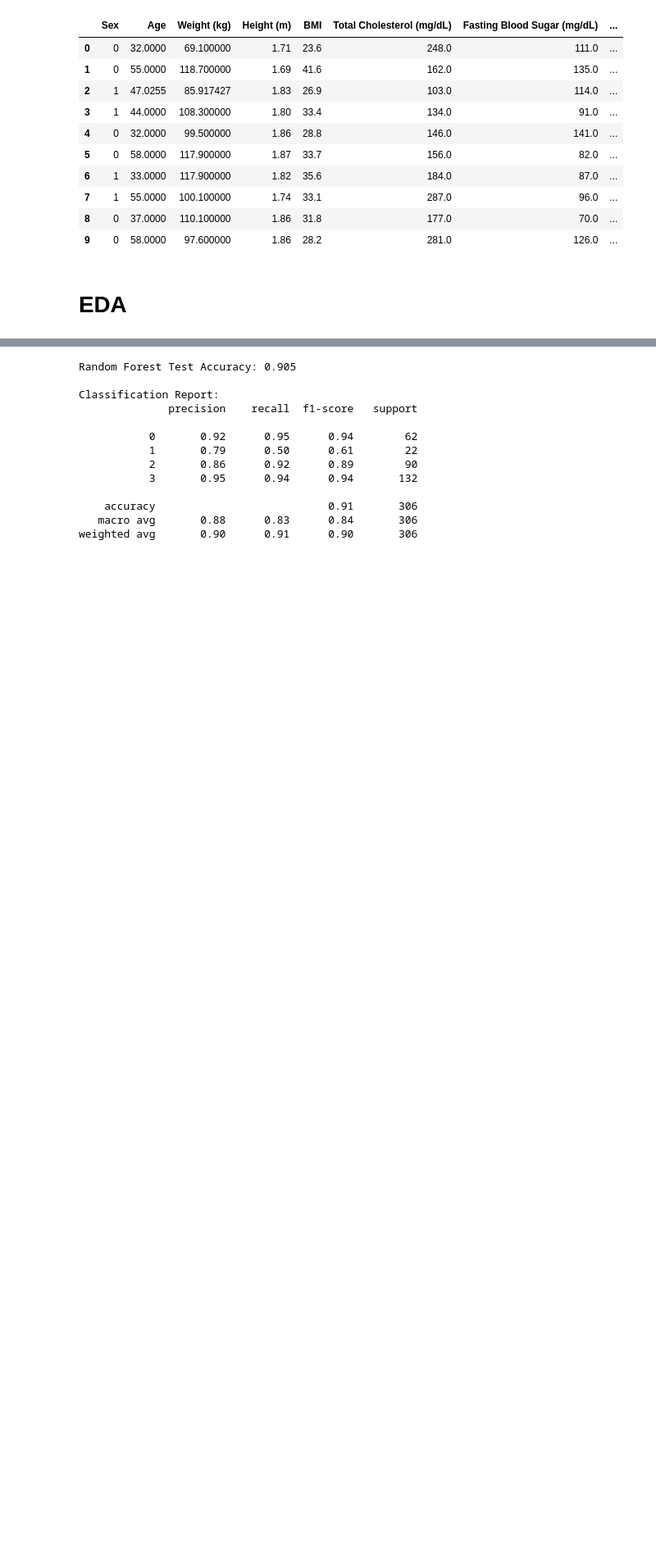
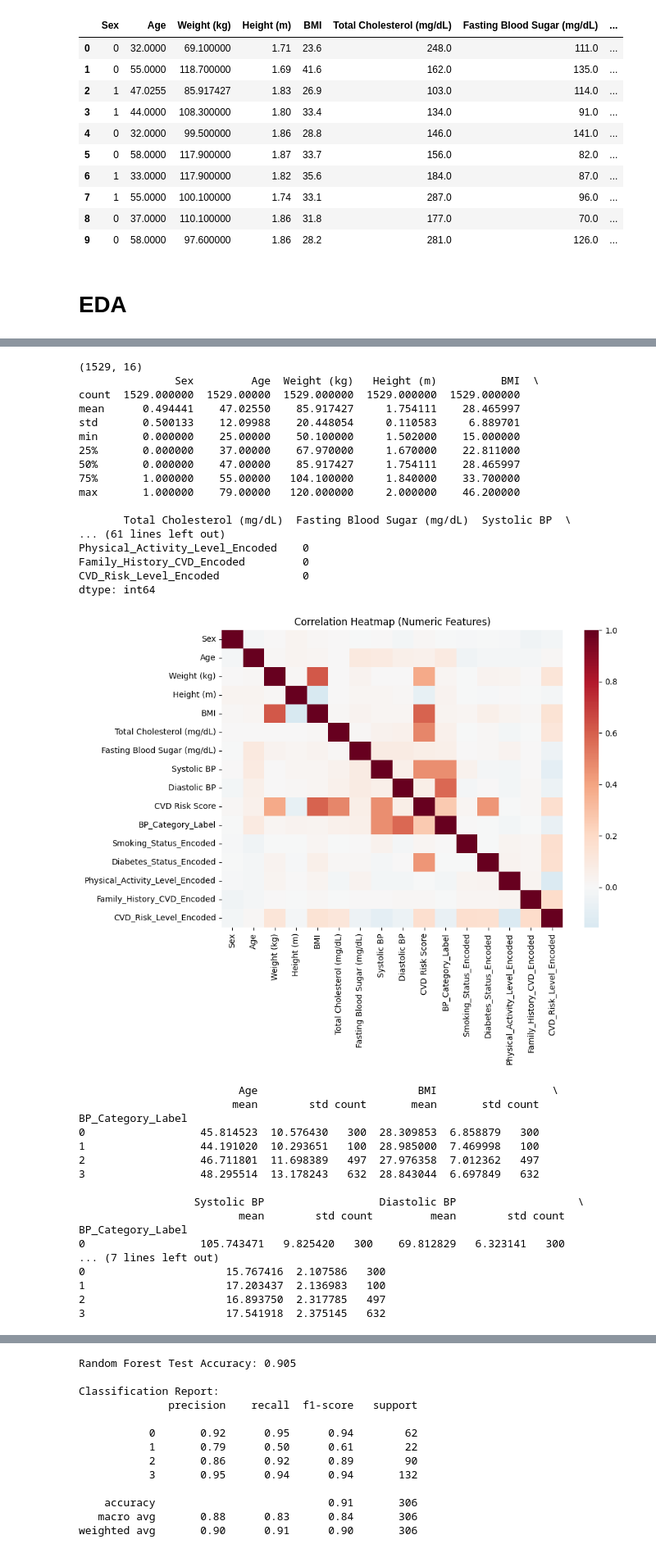
Before and after one commit to DS3001-Group-P/Final-Project, a Jupyter notebook: milestone3.ipynb, the cells around one changed output, grey strips where cells are left out. Shown: that part at 82% size. Drawn from its saved outputs; the diff is of its cells as text; code cells hidden in the pictures; blank space fills up the shorter version.

```diff
--- a/milestone3.ipynb
+++ b/milestone3.ipynb
@@ -190,24 +190,100 @@ memory usage: 191.3 KB
 # %%
 import matplotlib.pyplot as plt
 import seaborn as sns
 
 # Plot - age distribution
 plt.figure(figsize=(7,4))
 sns.histplot(model_data['Age'], bins=20, kde=True, color='royalblue')
 plt.xlabel("Age")
 plt.ylabel("Count")
 plt.title("Age Distribution")
 plt.tight_layout()
 plt.show()
 
 # Plot - cvd risk score
 plt.figure(figsize=(7,4))
 sns.histplot(model_data['CVD Risk Score'], bins=20, kde=True, color='darkorange')
 plt.xlabel("CVD Risk Score")
 plt.ylabel("Count")
 plt.title("CVD Risk Score Distribution")
 plt.tight_layout()
 plt.show()
+
+# Overview
+# basic structure
+print(model_data.shape)
+# numeric summary
+print(model_data.describe())
+# missing values per column
+print(model_data.isnull().sum())
+
+# Correlation matrix and heatmap
+numeric_cols = model_data.select_dtypes(include=[np.number])
+corr = numeric_cols.corr()
+
+plt.figure(figsize=(10,8))
+sns.heatmap(corr, cmap='RdBu_r', center=0)
+plt.title("Correlation Heatmap (Numeric Features)")
+plt.tight_layout()
+plt.show()
+
+# Group Summaries
+# mean and std of key variables by blood pressure category
+group_stats = model_data.groupby('BP_Category_Label')[['Age', 'BMI', 'Systolic BP', 'Diastolic BP',
+                                                      'CVD Risk Score']].agg(['mean', 'std', 'count'])
+print(group_stats)
+
+# Boxplot of key predictors by BP Group
+plt.figure(figsize=(8,4))
+sns.boxplot(x='BP_Category_Label', y='BMI', data=model_data)
+plt.xlabel("BP Category (0=Normal, 3=HT Stage 2)")
+plt.ylabel("BMI")
+plt.title("BMI by Blood Pressure Category")
+plt.tight_layout()
+plt.show()
+
+plt.figure(figsize=(8,4))
+sns.boxplot(x='BP_Category_Label', y='Age', data=model_data)
+plt.xlabel("BP Category (0=Normal, 3=HT Stage 2)")
+plt.ylabel("Age")
+plt.title("Age by Blood Pressure Category")
+plt.tight_layout()
+plt.show()
 # %% [output]
 [figure]
 [figure]
+(1529, 16)
+               Sex         Age  Weight (kg)   Height (m)          BMI  \
+count  1529.000000  1529.00000  1529.000000  1529.000000  1529.000000
+mean      0.494441    47.02550    85.917427     1.754111    28.465997
+std       0.500133    12.09988    20.448054     0.110583     6.889701
+min       0.000000    25.00000    50.100000     1.502000    15.000000
+25%       0.000000    37.00000    67.970000     1.670000    22.811000
+50%       0.000000    47.00000    85.917427     1.754111    28.465997
+75%       1.000000    55.00000   104.100000     1.840000    33.700000
+max       1.000000    79.00000   120.000000     2.000000    46.200000
+
+       Total Cholesterol (mg/dL)  Fasting Blood Sugar (mg/dL)  Systolic BP  \
+... (61 lines left out)
+Physical_Activity_Level_Encoded    0
+Family_History_CVD_Encoded         0
+CVD_Risk_Level_Encoded             0
+dtype: int64
+[figure, added]
+                         Age                         BMI                  \
+                        mean        std count       mean       std count
+BP_Category_Label
+0                  45.814523  10.576430   300  28.309853  6.858879   300
+1                  44.191020  10.293651   100  28.985000  7.469998   100
+2                  46.711801  11.698389   497  27.976358  7.012362   497
+3                  48.295514  13.178243   632  28.843044  6.697849   632
+
+                  Systolic BP                  Diastolic BP                   \
+                         mean        std count         mean        std count
+BP_Category_Label
+0                  105.743471   9.825420   300    69.812829   6.323141   300
+... (7 lines left out)
+0                      15.767416  2.107586   300
+1                      17.203437  2.136983   100
+2                      16.893750  2.317785   497
+3                      17.541918  2.375145   632
```
Also changed, not shown: parts of 17 cells of this notebook.
